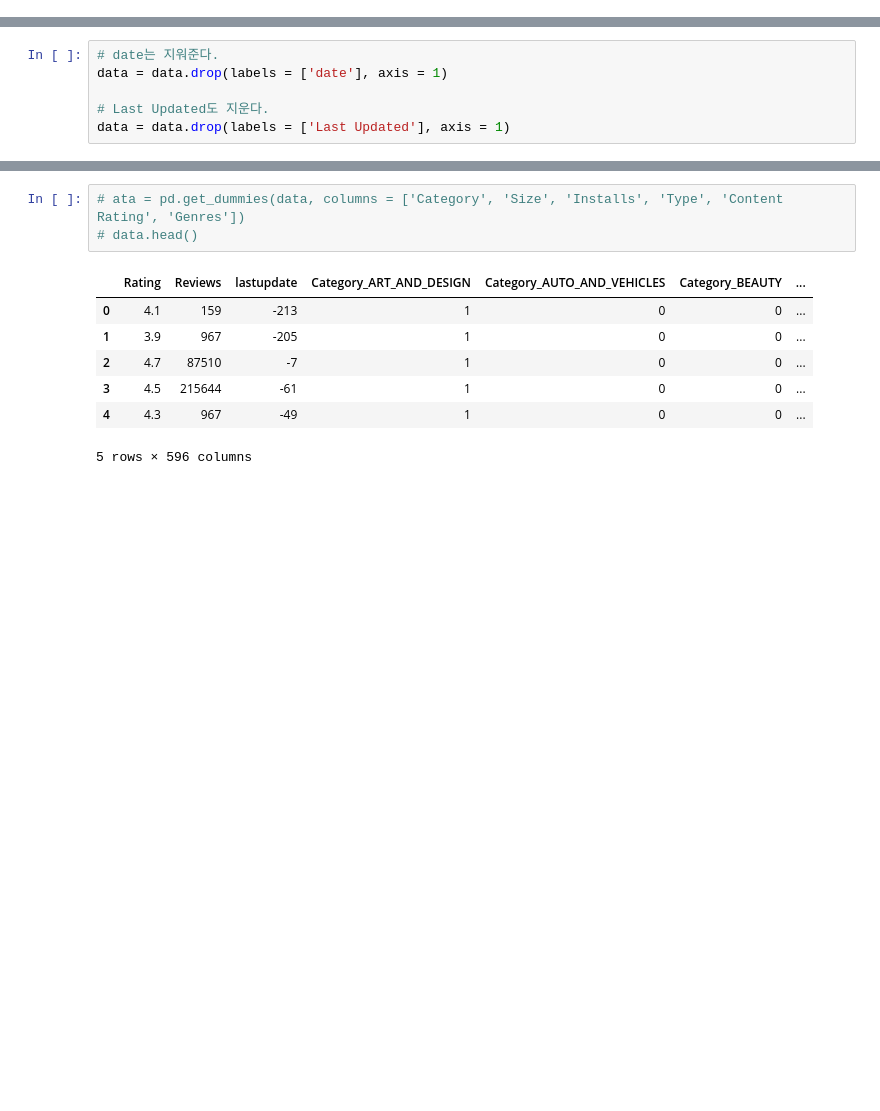
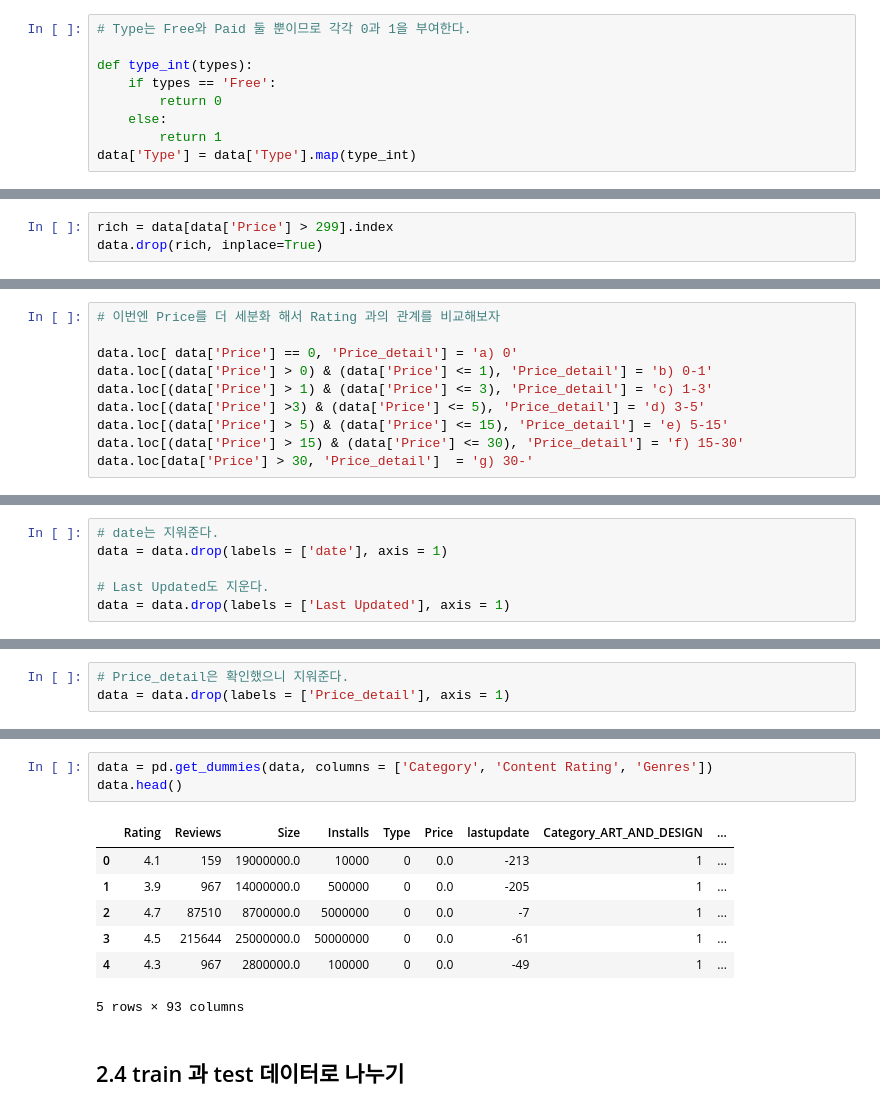
Before and after one commit to Jeong-Bin/DA-PROJECT, a Jupyter notebook: PROJECT_4 ML을 활용한 APP 점수 예측 및 향상 방안.ipynb, the cells around one changed output, grey strips where cells are left out. Drawn from its saved outputs; the diff is of its cells as text; blank space fills up the shorter version.

```diff
--- a/PROJECT_4 ML을 활용한 APP 점수 예측 및 향상 방안.ipynb
+++ b/PROJECT_4 ML을 활용한 APP 점수 예측 및 향상 방안.ipynb
@@ -210,0 +236,9 @@ array([     10000,     500000,    5000000,   50000000,     100000,
+# %%
+# Type는 Free와 Paid 둘 뿐이므로 각각 0과 1을 부여한다.
+
+def type_int(types):
+    if types == 'Free':
+        return 0
+    else:
+        return 1
+data['Type'] = data['Type'].map(type_int)
@@ -246,0 +329,3 @@ Name: Price, dtype: float64
+# %%
+rich = data[data['Price'] > 299].index
+data.drop(rich, inplace=True)
@@ -246,0 +338,10 @@ Name: Price, dtype: float64
+# %%
+# 이번엔 Price를 더 세분화 해서 Rating 과의 관계를 비교해보자
+
+data.loc[ data['Price'] == 0, 'Price_detail'] = 'a) 0'
+data.loc[(data['Price'] > 0) & (data['Price'] <= 1), 'Price_detail'] = 'b) 0-1'
+data.loc[(data['Price'] > 1) & (data['Price'] <= 3), 'Price_detail'] = 'c) 1-3'
+data.loc[(data['Price'] >3) & (data['Price'] <= 5), 'Price_detail'] = 'd) 3-5'
+data.loc[(data['Price'] > 5) & (data['Price'] <= 15), 'Price_detail'] = 'e) 5-15'
+data.loc[(data['Price'] > 15) & (data['Price'] <= 30), 'Price_detail'] = 'f) 15-30'
+data.loc[data['Price'] > 30, 'Price_detail']  = 'g) 30-'
@@ -400,0 +547,3 @@ Name: Size, dtype: int64
+# %%
+# Price_detail은 확인했으니 지워준다.
+data = data.drop(labels = ['Price_detail'], axis = 1)
@@ -401,11 +564,13 @@ Name: Size, dtype: int64
 # %%
-# ata = pd.get_dummies(data, columns = ['Category', 'Size', 'Installs', 'Type', 'Content Rating', 'Genres'])
-# data.head()
+data = pd.get_dummies(data, columns = ['Category', 'Content Rating', 'Genres'])
+data.head()
 # %% [output]
-|  | Rating | Reviews | lastupdate | Category_ART_AND_DESIGN | Category_AUTO_AND_VEHICLES | Category_BEAUTY | ... |
-| 0 | 4.1 | 159 | -213 | 1 | 0 | 0 | ... |
-| 1 | 3.9 | 967 | -205 | 1 | 0 | 0 | ... |
-| 2 | 4.7 | 87510 | -7 | 1 | 0 | 0 | ... |
-| 3 | 4.5 | 215644 | -61 | 1 | 0 | 0 | ... |
-| 4 | 4.3 | 967 | -49 | 1 | 0 | 0 | ... |
+|  | Rating | Reviews | Size | Installs | Type | Price | lastupdate | Category_ART_AND_DESIGN | ... |
+| 0 | 4.1 | 159 | 19000000.0 | 10000 | 0 | 0.0 | -213 | 1 | ... |
+| 1 | 3.9 | 967 | 14000000.0 | 500000 | 0 | 0.0 | -205 | 1 | ... |
+| 2 | 4.7 | 87510 | 8700000.0 | 5000000 | 0 | 0.0 | -7 | 1 | ... |
+| 3 | 4.5 | 215644 | 25000000.0 | 50000000 | 0 | 0.0 | -61 | 1 | ... |
+| 4 | 4.3 | 967 | 2800000.0 | 100000 | 0 | 0.0 | -49 | 1 | ... |
-5 rows × 596 columns
+5 rows × 93 columns
+# %% [markdown]
+## 2.4 train 과 test 데이터로 나누기
```
Also changed, not shown: parts of 59 cells of this notebook.
